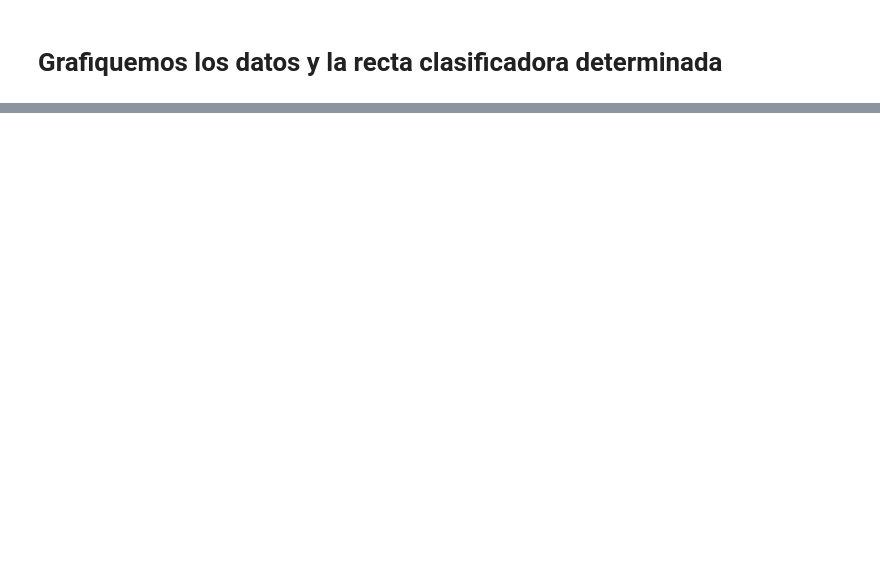
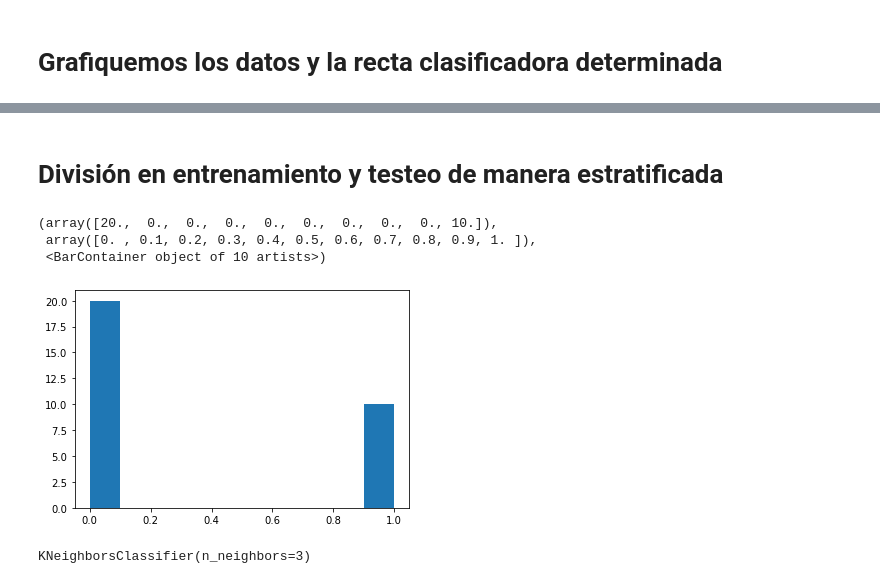
Before and after one commit to marco-canas/encuentra_tu_persona_vitamina, a Jupyter notebook: examples_bank/6_clasificacion/clasificacion_binaria_iris.ipynb, the cells around one changed output, grey strips where cells are left out. Saved outputs shown, nothing was run; the diff lists cells and outputs as text; code cells hidden in the pictures; blank space fills up the shorter version.

```diff
--- a/examples_bank/6_clasificacion/clasificacion_binaria_iris.ipynb
+++ b/examples_bank/6_clasificacion/clasificacion_binaria_iris.ipynb
@@ -305,0 +422,2 @@ plt.savefig('mejor_predictores.jpg')
+# %%
+y_setosa = y_setosa.ravel()
@@ -305,0 +446,2 @@ plt.savefig('mejor_predictores.jpg')
+# %%
+y_setosa = 1*y_setosa
@@ -305,0 +479,2 @@ plt.savefig('mejor_predictores.jpg')
+# %% [markdown]
+# División en entrenamiento y testeo de manera estratificada
@@ -305,0 +483,14 @@ plt.savefig('mejor_predictores.jpg')
+# %%
+sss = StratifiedShuffleSplit(n_splits = 1, random_state = 42, test_size = 0.2)
+# %%
+for train_index, test_index in sss.split(X_area, y_setosa):
+    X_train, X_test = X_area[train_index], X_area[test_index]
+    y_train, y_test = y_setosa[train_index], y_setosa[test_index]
+# %%
+import matplotlib.pyplot as plt
+plt.hist(y_test)
+# %% [output]
+(array([20.,  0.,  0.,  0.,  0.,  0.,  0.,  0.,  0., 10.]),
+ array([0. , 0.1, 0.2, 0.3, 0.4, 0.5, 0.6, 0.7, 0.8, 0.9, 1. ]),
+ <BarContainer object of 10 artists>)
+[figure, added]
@@ -305,0 +505,6 @@ plt.savefig('mejor_predictores.jpg')
+# %%
+sgd_clf.fit(X_train, y_train)
+lr_clf.fit(X_train, y_train)
+knn_clf.fit(X_train, y_train)
+# %% [output]
+KNeighborsClassifier(n_neighbors=3)
```
Also changed, not shown: parts of 92 cells of this notebook, 28 other files.
